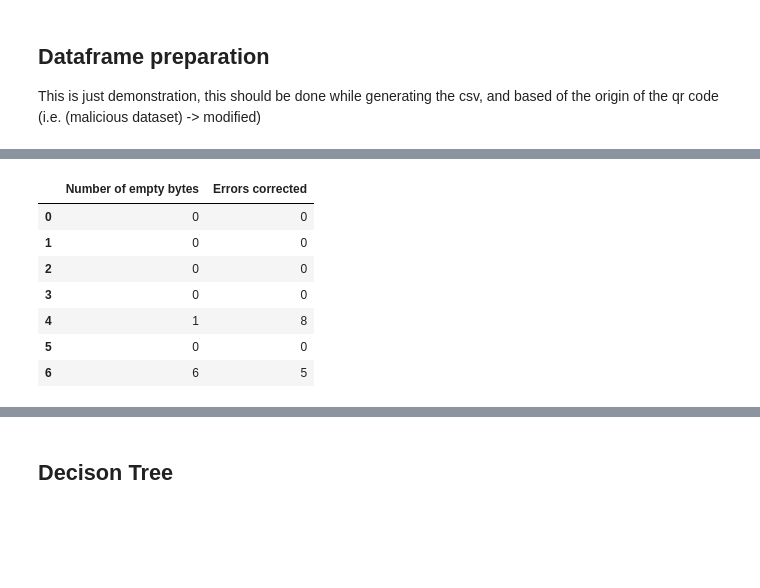
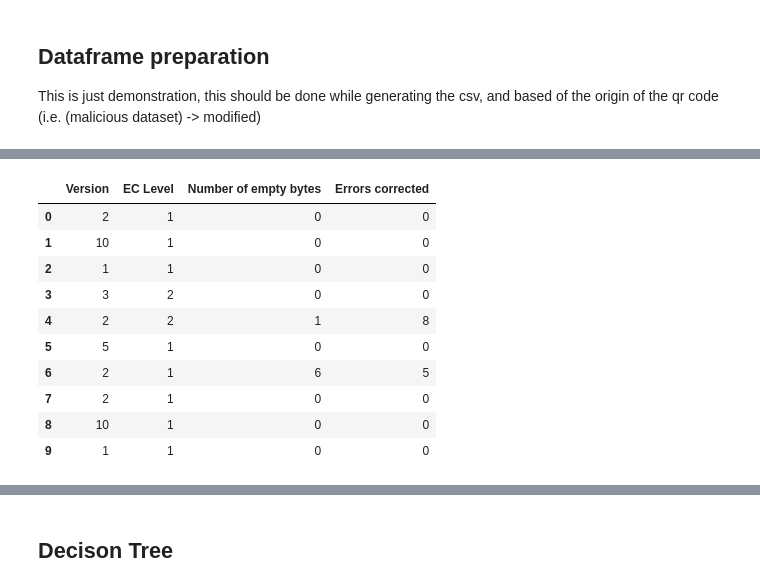
Before and after one commit to micgor32/quishdec, a Jupyter notebook: quarter_2/comparison.ipynb, the cells around one changed output, grey strips where cells are left out. Drawn from its saved outputs; the diff is of its cells as text; code cells hidden in the pictures; blank space fills up the shorter version.

```diff
--- a/quarter_2/comparison.ipynb
+++ b/quarter_2/comparison.ipynb
@@ -85,15 +92,21 @@ df.head(10)
 # %%
-train_X = df[['Number of empty bytes', 'Errors corrected']]
+train_X = df[['Version', 'EC Level', 'Number of empty bytes',
+              'Errors corrected']]
+# this is to be determined later whether or not we limit ourselves to just
+# these features or not
 train_X.head(10)
 # %% [output]
-|  | Number of empty bytes | Errors corrected |
-| 0 | 0 | 0 |
-| 1 | 0 | 0 |
-| 2 | 0 | 0 |
-| 3 | 0 | 0 |
-| 4 | 1 | 8 |
-| 5 | 0 | 0 |
-| 6 | 6 | 5 |
+|  | Version | EC Level | Number of empty bytes | Errors corrected |
+| 0 | 2 | 1 | 0 | 0 |
+| 1 | 10 | 1 | 0 | 0 |
+| 2 | 1 | 1 | 0 | 0 |
+| 3 | 3 | 2 | 0 | 0 |
+| 4 | 2 | 2 | 1 | 8 |
+| 5 | 5 | 1 | 0 | 0 |
+| 6 | 2 | 1 | 6 | 5 |
+| 7 | 2 | 1 | 0 | 0 |
+| 8 | 10 | 1 | 0 | 0 |
+| 9 | 1 | 1 | 0 | 0 |
 # %%
 train_y = df['Modified']
 train_y.head(10)
```
Also changed, not shown: parts of 15 cells of this notebook.
